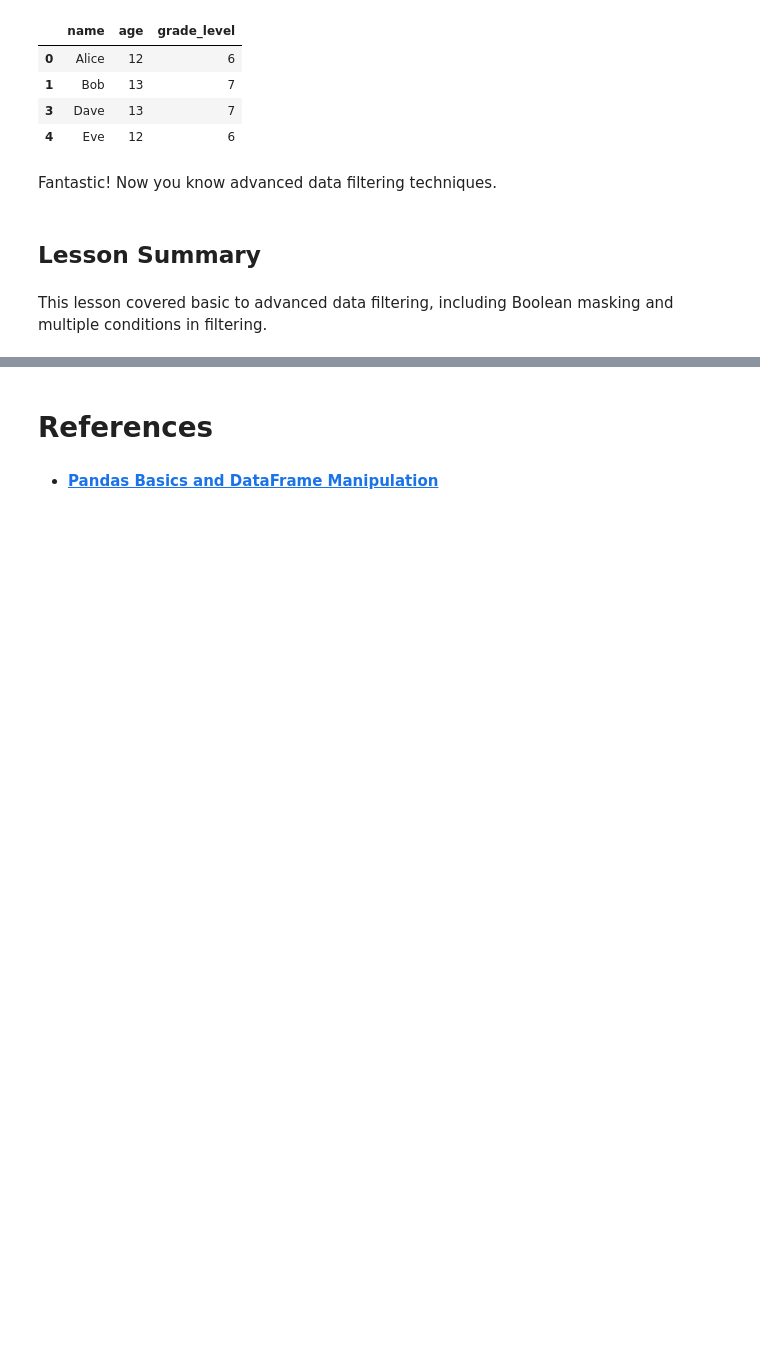
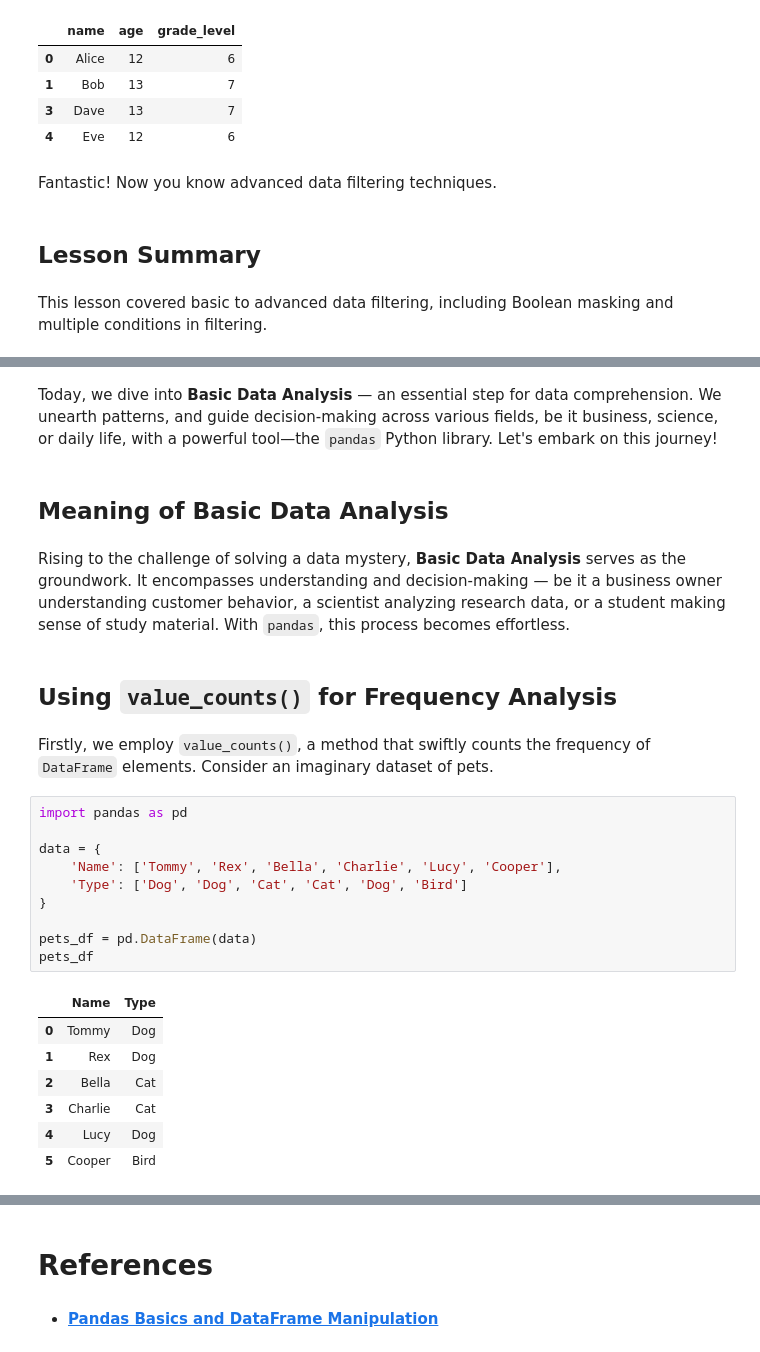
Before and after one commit to ancilcleetus/AI-Learning-Lab, a Jupyter notebook: Tools/Deep-Dive-into-Numpy-and-Pandas/02_Pandas_Basics_and_DataFrame_Manipulation.ipynb, the cells around one changed output, grey strips where cells are left out. Cells and saved outputs as stored; diff of their text form; blank space fills up the shorter version.

```diff
--- a/Tools/Deep-Dive-into-Numpy-and-Pandas/02_Pandas_Basics_and_DataFrame_Manipulation.ipynb
+++ b/Tools/Deep-Dive-into-Numpy-and-Pandas/02_Pandas_Basics_and_DataFrame_Manipulation.ipynb
@@ -543,0 +552,28 @@ This lesson covered basic to advanced data filtering, including Boolean masking
+# %% [markdown]
+Today, we dive into **Basic Data Analysis** — an essential step for data comprehension. We unearth patterns, and guide decision-making across various fields, be it business, science, or daily life, with a powerful tool—the `pandas` Python library. Let's embark on this journey!
+# %% [markdown]
+## Meaning of Basic Data Analysis
+# %% [markdown]
+Rising to the challenge of solving a data mystery, **Basic Data Analysis** serves as the groundwork. It encompasses understanding and decision-making — be it a business owner understanding customer behavior, a scientist analyzing research data, or a student making sense of study material. With `pandas`, this process becomes effortless.
+# %% [markdown]
+## Using `value_counts()` for Frequency Analysis
+# %% [markdown]
+Firstly, we employ `value_counts()`, a method that swiftly counts the frequency of `DataFrame` elements. Consider an imaginary dataset of pets.
+# %%
+import pandas as pd
+
+data = {
+    'Name': ['Tommy', 'Rex', 'Bella', 'Charlie', 'Lucy', 'Cooper'],
+    'Type': ['Dog', 'Dog', 'Cat', 'Cat', 'Dog', 'Bird']
+}
+
+pets_df = pd.DataFrame(data)
+pets_df
+# %% [output]
+|  | Name | Type |
+| 0 | Tommy | Dog |
+| 1 | Rex | Dog |
+| 2 | Bella | Cat |
+| 3 | Charlie | Cat |
+| 4 | Lucy | Dog |
+| 5 | Cooper | Bird |
```
Also changed, not shown: parts of 19 cells of this notebook.
